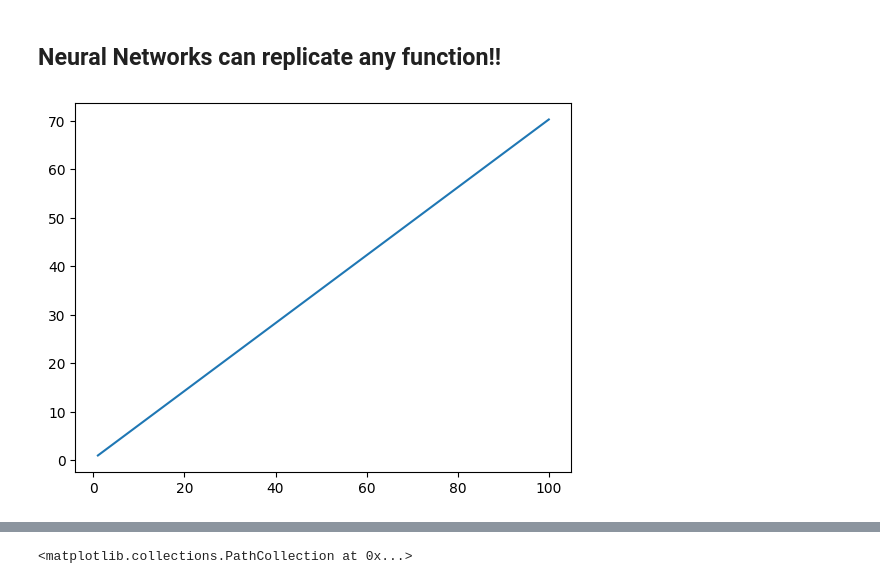
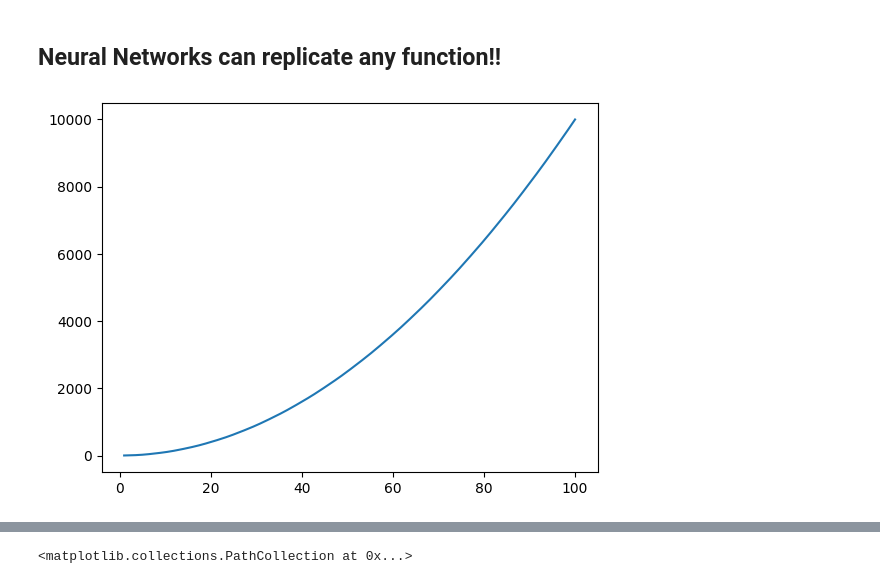
Before and after one commit to gmehra123/data_science, a Jupyter notebook: Testing_notebook.ipynb, the cells around one changed output, grey strips where cells are left out. Cells and saved outputs as stored; diff of their text form; code cells hidden in the pictures.

```diff
--- a/Testing_notebook.ipynb
+++ b/Testing_notebook.ipynb
@@ -12,15 +12,15 @@ import numpy as np
 from torch.optim import SGD
 # %%
 X = np.linspace(1,100,num=200)
-y = 0.7*X + 0.3
+y = np.sin(X) + X**2
 #X  , y
 # %%
 fig,ax=plt.subplots()
 ax.plot(X,y)
-X_train,X_test,y_train,y_test = train_test_split(X,y,test_size=0.1, random_state=42,shuffle=False)
+X_train,X_test,y_train,y_test = train_test_split(X,y,test_size=0.1, random_state=42,shuffle=True)
 #fig,ax=plt.subplots()
 # %% [output]
-[figure, old version]
+[figure, new version]
 # %%
 class Model_comp(nn.Module):
   def __init__(self):
```
Also changed, not shown: parts of 6 cells of this notebook.
